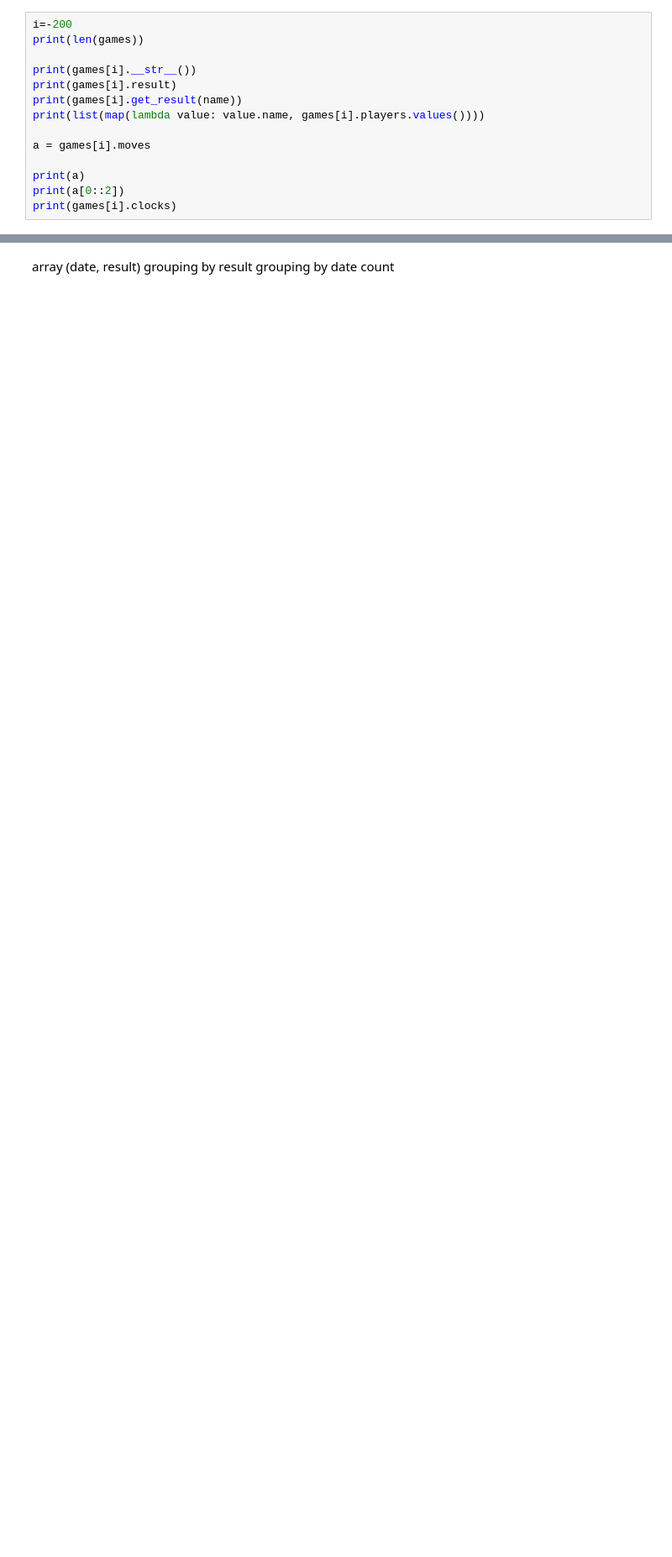
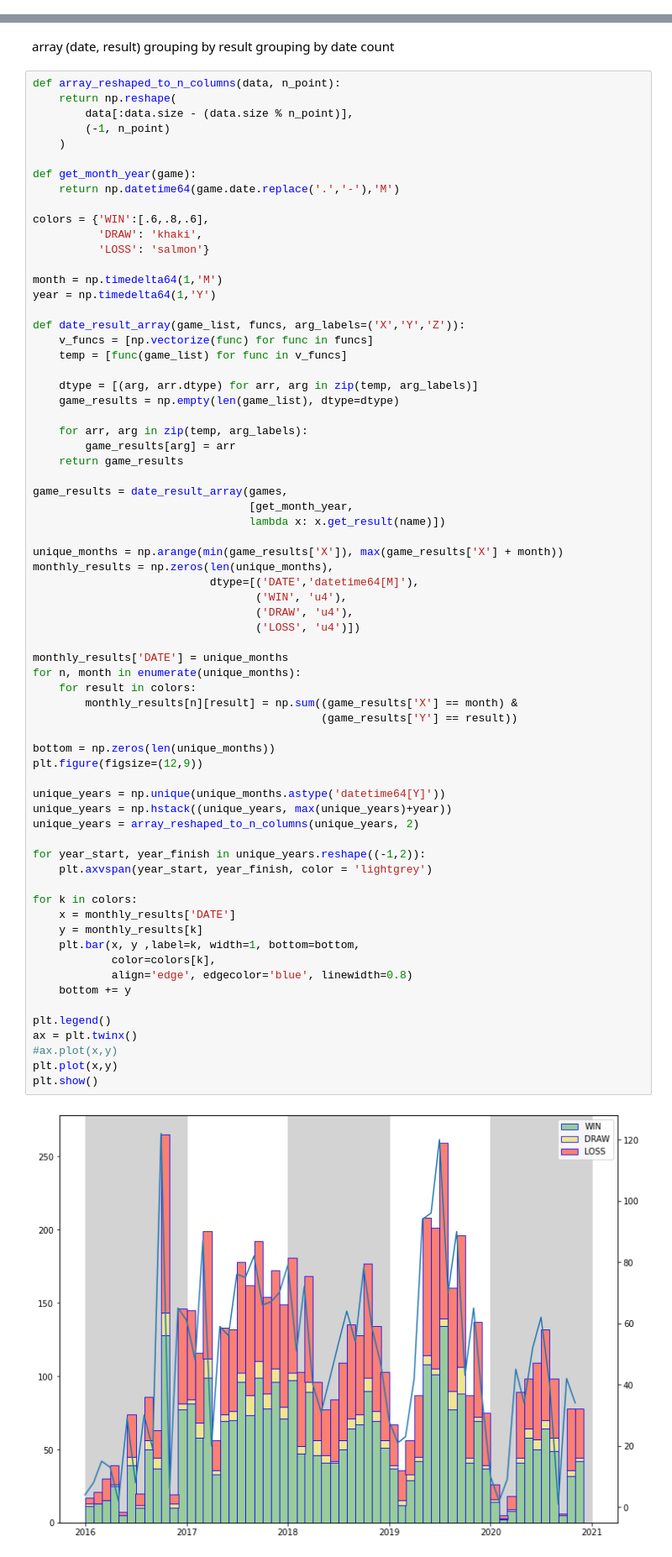
Before and after one commit to jorgedclopes/chess-analytics, a Jupyter notebook: src/data_visualization.ipynb, the cells around one changed output, grey strips where cells are left out. Shown at 84% size. Drawn from its saved outputs; the diff is of its cells as text; blank space fills up the shorter version.

```diff
--- a/src/data_visualization.ipynb
+++ b/src/data_visualization.ipynb
@@ -25,20 +27,6 @@ from src.get_games import download_games
 # download games if they don't exist
 # games = load_games('resources/PGN_database')
 games = ChessGame.load_pgn_file('src/resources/'+ name +'.pgn')
-# %%
-i=-200
-print(len(games))
-
-print(games[i].__str__())
-print(games[i].result)
-print(games[i].get_result(name))
-print(list(map(lambda value: value.name, games[i].players.values())))
-
-a = games[i].moves
-
-print(a)
-print(a[0::2])
-print(games[i].clocks)
 # %%
 hours = list(map(lambda game: game.utctime.split(':')[0], games))
 data_list = list(map(lambda s: int(s), hours))
@@ -222,3 +175,73 @@ array (date, result)
 grouping by result
 grouping by date
 count
+# %%
+def array_reshaped_to_n_columns(data, n_point):
+    return np.reshape(
+        data[:data.size - (data.size % n_point)],
+        (-1, n_point)
+    )
+
+def get_month_year(game):
+    return np.datetime64(game.date.replace('.','-'),'M')
+
+colors = {'WIN':[.6,.8,.6],
+          'DRAW': 'khaki',
+          'LOSS': 'salmon'}
+
+month = np.timedelta64(1,'M')
+year = np.timedelta64(1,'Y')
+
+def date_result_array(game_list, funcs, arg_labels=('X','Y','Z')):
+    v_funcs = [np.vectorize(func) for func in funcs]
+    temp = [func(game_list) for func in v_funcs]
+
+    dtype = [(arg, arr.dtype) for arr, arg in zip(temp, arg_labels)]
+    game_results = np.empty(len(game_list), dtype=dtype)
+
+    for arr, arg in zip(temp, arg_labels):
+        game_results[arg] = arr
+    return game_results
+
+game_results = date_result_array(games,
+                                 [get_month_year,
+                                 lambda x: x.get_result(name)])
+
+unique_months = np.arange(min(game_results['X']), max(game_results['X'] + month))
+monthly_results = np.zeros(len(unique_months),
+                           dtype=[('DATE','datetime64[M]'),
+                                  ('WIN', 'u4'),
+                                  ('DRAW', 'u4'),
+                                  ('LOSS', 'u4')])
+
+monthly_results['DATE'] = unique_months
+for n, month in enumerate(unique_months):
+    for result in colors:
+        monthly_results[n][result] = np.sum((game_results['X'] == month) &
+                                            (game_results['Y'] == result))
+
+bottom = np.zeros(len(unique_months))
+plt.figure(figsize=(12,9))
+
+unique_years = np.unique(unique_months.astype('datetime64[Y]'))
+unique_years = np.hstack((unique_years, max(unique_years)+year))
+unique_years = array_reshaped_to_n_columns(unique_years, 2)
+
+for year_start, year_finish in unique_years.reshape((-1,2)):
+    plt.axvspan(year_start, year_finish, color = 'lightgrey')
+
+for k in colors:
+    x = monthly_results['DATE']
+    y = monthly_results[k]
+    plt.bar(x, y ,label=k, width=1, bottom=bottom,
+            color=colors[k],
+            align='edge', edgecolor='blue', linewidth=0.8)
+    bottom += y
+
+plt.legend()
+ax = plt.twinx()
+#ax.plot(x,y)
+plt.plot(x,y)
+plt.show()
+# %% [output]
+[figure, added]
```
Also changed, not shown: parts of 6 cells of this notebook, 1 other file.
